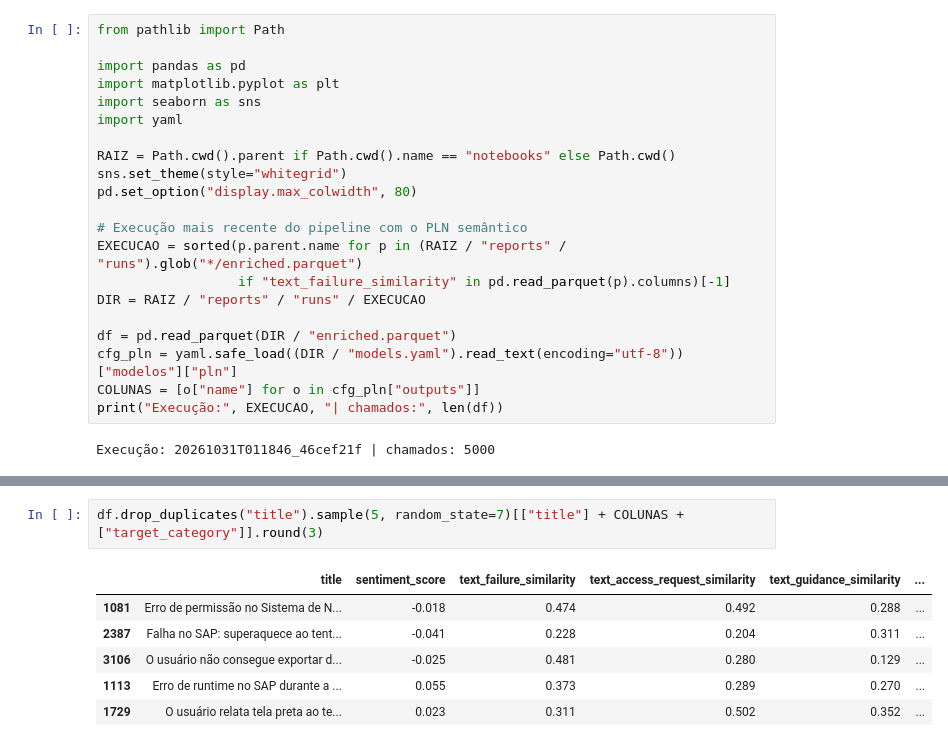
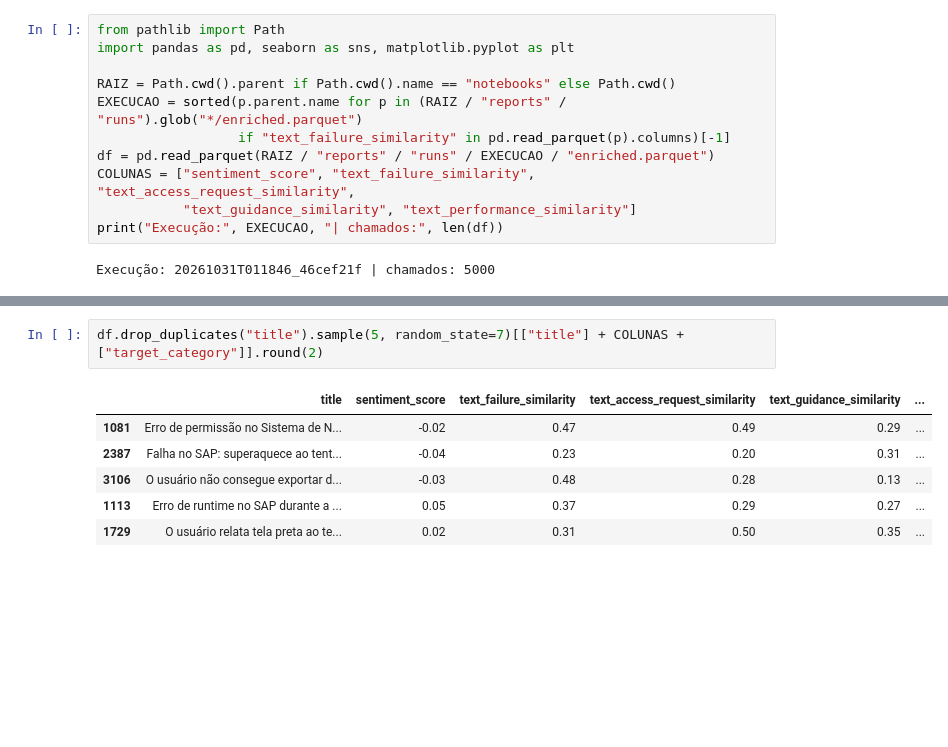
Before and after one commit to AndreyFernandes-NP/ProjetoIntegrador-II, a Jupyter notebook: notebooks/02_PLN.ipynb, the cells around one changed output, grey strips where cells are left out. Saved outputs shown, nothing was run; the diff lists cells and outputs as text; blank space fills up the shorter version.

```diff
--- a/notebooks/02_PLN.ipynb
+++ b/notebooks/02_PLN.ipynb
@@ -8,23 +14,13 @@ A etapa de **PLN** lê o `title` e a `description` de cada chamado e gera **cinc
 # %%
 from pathlib import Path
-
-import pandas as pd
-import matplotlib.pyplot as plt
-import seaborn as sns
-import yaml
+import pandas as pd, seaborn as sns, matplotlib.pyplot as plt
 
 RAIZ = Path.cwd().parent if Path.cwd().name == "notebooks" else Path.cwd()
-sns.set_theme(style="whitegrid")
-pd.set_option("display.max_colwidth", 80)
-
-# Execução mais recente do pipeline com o PLN semântico
 EXECUCAO = sorted(p.parent.name for p in (RAIZ / "reports" / "runs").glob("*/enriched.parquet")
                   if "text_failure_similarity" in pd.read_parquet(p).columns)[-1]
-DIR = RAIZ / "reports" / "runs" / EXECUCAO
-
-df = pd.read_parquet(DIR / "enriched.parquet")
-cfg_pln = yaml.safe_load((DIR / "models.yaml").read_text(encoding="utf-8"))["modelos"]["pln"]
-COLUNAS = [o["name"] for o in cfg_pln["outputs"]]
+df = pd.read_parquet(RAIZ / "reports" / "runs" / EXECUCAO / "enriched.parquet")
+COLUNAS = ["sentiment_score", "text_failure_similarity", "text_access_request_similarity",
+           "text_guidance_similarity", "text_performance_similarity"]
 print("Execução:", EXECUCAO, "| chamados:", len(df))
 # %% [output]
 Execução: 20261031T011846_46cef21f | chamados: 5000
@@ -49,9 +57,9 @@ Exemplos reais:
 # %%
-df.drop_duplicates("title").sample(5, random_state=7)[["title"] + COLUNAS + ["target_category"]].round(3)
+df.drop_duplicates("title").sample(5, random_state=7)[["title"] + COLUNAS + ["target_category"]].round(2)
 # %% [output]
 |  | title | sentiment_score | text_failure_similarity | text_access_request_similarity | text_guidance_similarity | ... |
-| 1081 | Erro de permissão no Sistema de N... | -0.018 | 0.474 | 0.492 | 0.288 | ... |
-| 2387 | Falha no SAP: superaquece ao tent... | -0.041 | 0.228 | 0.204 | 0.311 | ... |
-| 3106 | O usuário não consegue exportar d... | -0.025 | 0.481 | 0.280 | 0.129 | ... |
-| 1113 | Erro de runtime no SAP durante a ... | 0.055 | 0.373 | 0.289 | 0.270 | ... |
-| 1729 | O usuário relata tela preta ao te... | 0.023 | 0.311 | 0.502 | 0.352 | ... |
+| 1081 | Erro de permissão no Sistema de N... | -0.02 | 0.47 | 0.49 | 0.29 | ... |
+| 2387 | Falha no SAP: superaquece ao tent... | -0.04 | 0.23 | 0.20 | 0.31 | ... |
+| 3106 | O usuário não consegue exportar d... | -0.03 | 0.48 | 0.28 | 0.13 | ... |
+| 1113 | Erro de runtime no SAP durante a ... | 0.05 | 0.37 | 0.29 | 0.27 | ... |
+| 1729 | O usuário relata tela preta ao te... | 0.02 | 0.31 | 0.50 | 0.35 | ... |
```
Also changed, not shown: parts of 15 cells of this notebook.
